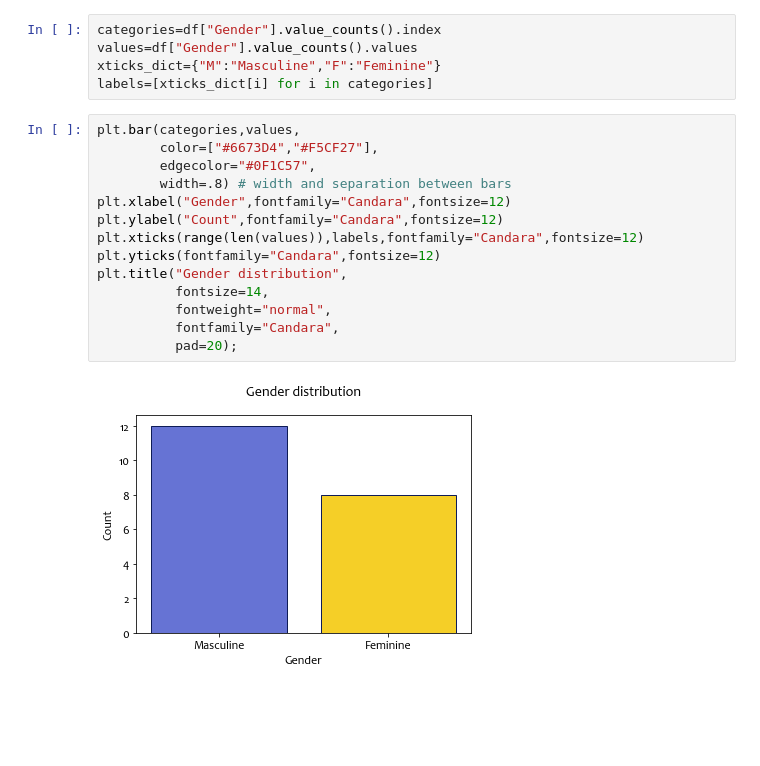
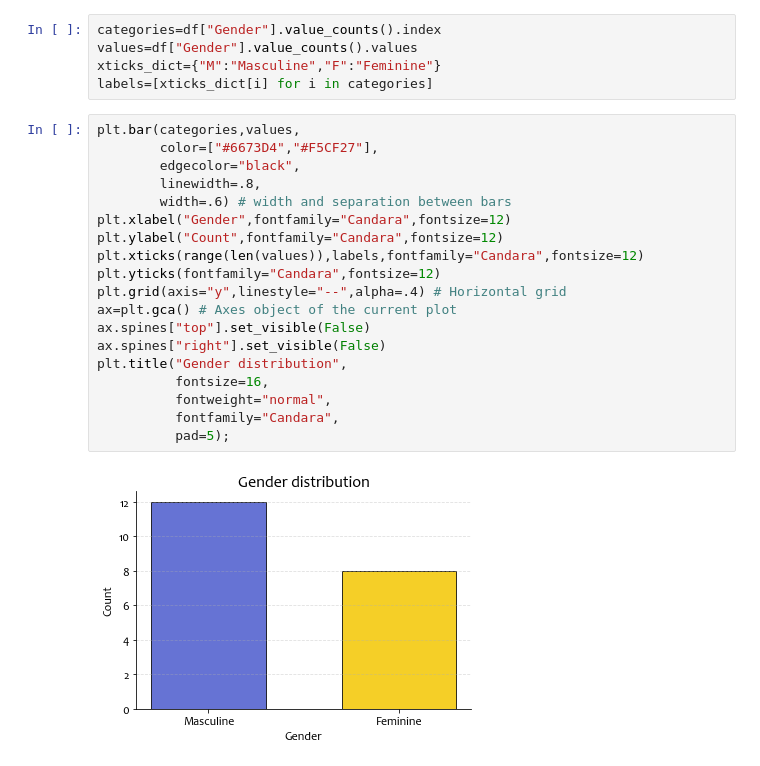
Before and after one commit to jacarranza-4122/statistics_for_good, a Jupyter notebook: data_visualization.ipynb, the cells around one changed output. Cells and saved outputs as stored; diff of their text form; blank space fills up the shorter version.

```diff
--- a/data_visualization.ipynb
+++ b/data_visualization.ipynb
@@ -80,16 +81,21 @@ labels=[xticks_dict[i] for i in categories]
 # %%
 plt.bar(categories,values,
         color=["#6673D4","#F5CF27"],
-        edgecolor="#0F1C57",
-        width=.8) # width and separation between bars
+        edgecolor="black",
+        linewidth=.8,
+        width=.6) # width and separation between bars
 plt.xlabel("Gender",fontfamily="Candara",fontsize=12)
 plt.ylabel("Count",fontfamily="Candara",fontsize=12)
 plt.xticks(range(len(values)),labels,fontfamily="Candara",fontsize=12)
 plt.yticks(fontfamily="Candara",fontsize=12)
+plt.grid(axis="y",linestyle="--",alpha=.4) # Horizontal grid
+ax=plt.gca() # Axes object of the current plot
+ax.spines["top"].set_visible(False)
+ax.spines["right"].set_visible(False)
 plt.title("Gender distribution",
-          fontsize=14,
+          fontsize=16,
           fontweight="normal",
           fontfamily="Candara",
-          pad=20);
+          pad=5);
 # %% [output]
-[figure, old version]
+[figure, new version]
```
Also changed, not shown: parts of 5 cells of this notebook.
